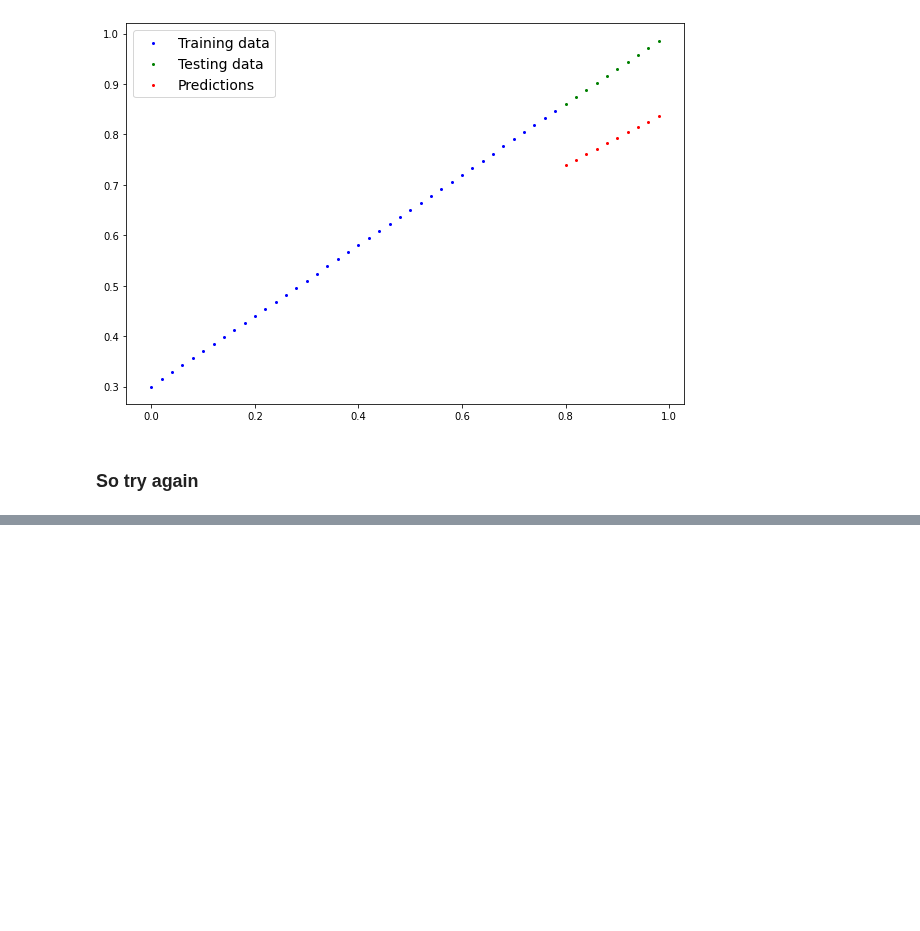
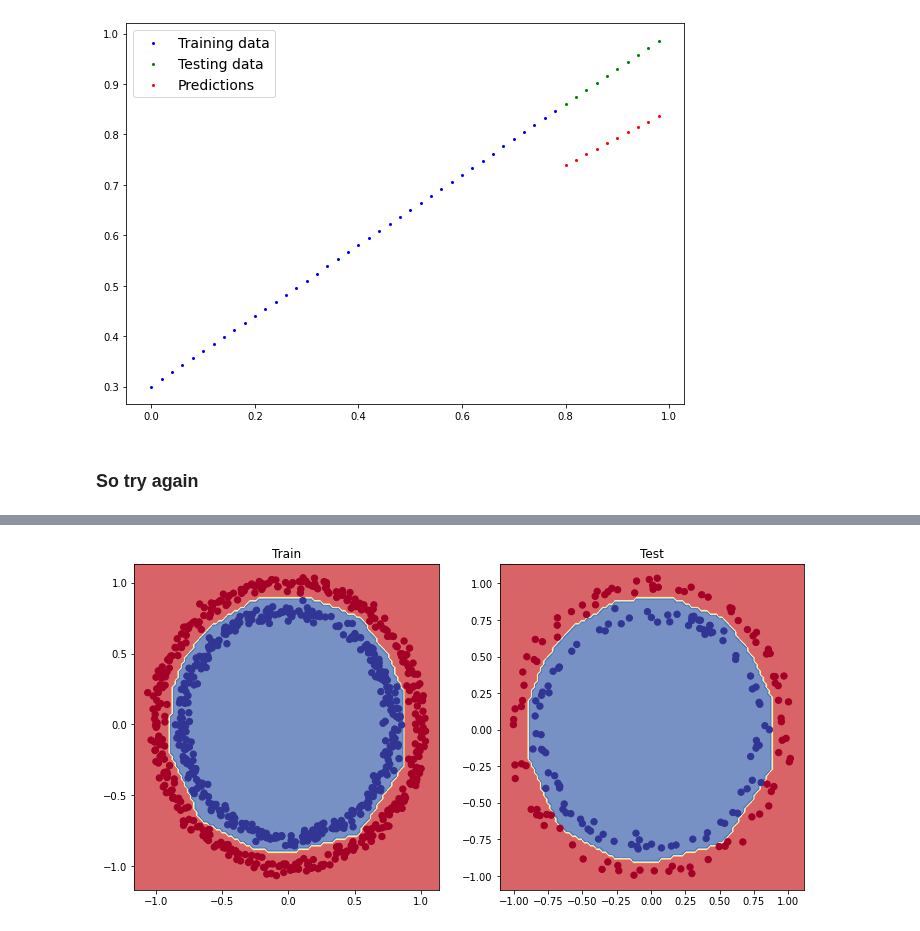
Before and after one commit to kay-squared/PyTorchLearn, a Jupyter notebook: 02_PyTorch_NN_classification_video.ipynb, the cells around one changed output, grey strips where cells are left out. Drawn from its saved outputs; the diff is of its cells as text; code cells hidden in the pictures; blank space fills up the shorter version.

```diff
--- a/02_PyTorch_NN_classification_video.ipynb
+++ b/02_PyTorch_NN_classification_video.ipynb
@@ -576,7 +576,7 @@ class CircleModelV1(nn.Module):
                              out_features=10)
     self.layer_3 = nn.Linear(in_features=10,
                              out_features=1)
-
+    self.relu = nn.ReLU()
     #self.two_linear_layers= nn.Sequential(
     #    nn.Linear(in_features=2,out_features=5),
     #    nn.Linear(in_features=5,out_features=1)
@@ -584,13 +584,13 @@ class CircleModelV1(nn.Module):
 
     # 3. forward pass
   def forward(self,x):
-    return self.layer_3(self.layer_2(self.layer_1(x)))
+    return self.layer_3(self.relu(self.layer_2(self.relu(self.layer_1(x)))))
 # %%
 # 4. Instantiate and move to device
 model_1 = CircleModelV1().to(device)
 
 loss_fn = nn.BCEWithLogitsLoss()
-optimizer = torch.optim.SGD(params = model_1.parameters(),
+optimizer = torch.optim.Adam(params = model_1.parameters(),
                       lr = 0.1)
 
 
@@ -606,7 +606,7 @@ test_loss_list = []
 acc_train_list = []
 acc_test_list=[]
 
-epochs = 1000
+epochs = 500
 
 for epoch in np.arange(epochs):
   # Training
@@ -629,7 +629,7 @@ for epoch in np.arange(epochs):
     test_acc = accuracy_fn(y_true = y_test,
                     y_pred = y_pred_test)
 
-    if epoch%100==0:
+    if epoch%20==0:
       epoch_count.append(epoch)
       train_loss_list.append(train_loss.detach().cpu().numpy())
       test_loss_list.append(test_loss.detach().cpu().numpy())
@@ -649,0 +657,10 @@ Epoch: 900 | Loss: 0.69298, Accuracy: 0.51% | Test loss: 0.13519, Test acc: 0.46
+# %%
+plt.figure(figsize=(12, 6))
+plt.subplot(1, 2, 1)
+plt.title("Train")
+plot_decision_boundary(model_1, X_train, y_train)
+plt.subplot(1, 2, 2)
+plt.title("Test")
+plot_decision_boundary(model_1, X_test, y_test)
+# %% [output]
+[figure, added]
```
Also changed, not shown: parts of 1 cell of this notebook.
